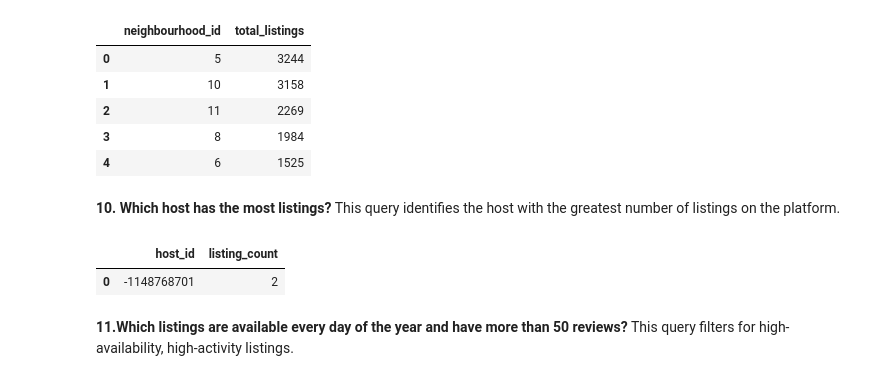
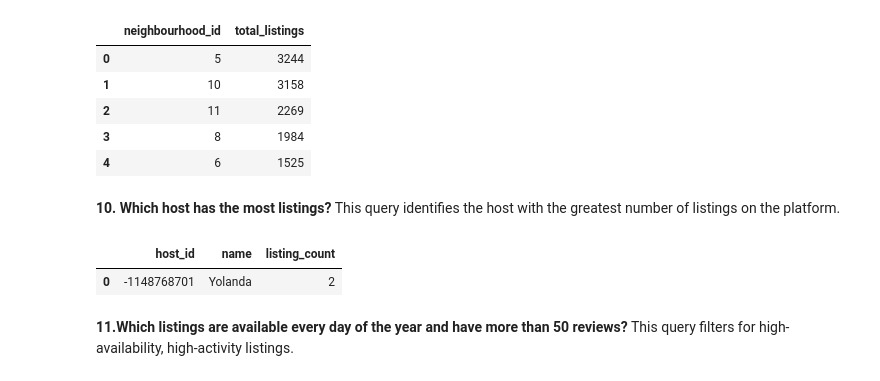
Before and after one commit to HopeMohola/Predict, a Jupyter notebook: Predict Practicals.ipynb, the cells around one changed output. Drawn from its saved outputs; the diff is of its cells as text; code cells hidden in the pictures.

```diff
--- a/Predict Practicals.ipynb
+++ b/Predict Practicals.ipynb
@@ -279,18 +279,19 @@ q.head()
 This query identifies the host with the greatest number of listings on the platform.
 # %%
 query = """
-        SELECT host_id, COUNT(*) AS listing_count
-        FROM listings
+        SELECT l.host_id, h.name , COUNT(*) AS listing_count
+        FROM listings l
+        JOIN hosts h ON l.host_id = h.id
         GROUP BY host_id
         ORDER BY listing_count DESC
         LIMIT 1;"""
 q = pd.read_sql(query, conn)
 
 # Show result
 q.head()
 # %% [output]
-|  | host_id | listing_count |
-| 0 | -1148768701 | 2 |
+|  | host_id | name | listing_count |
+| 0 | -1148768701 | Yolanda | 2 |
 # %% [markdown]
 **11.Which listings are available every day of the year and have more than 50 reviews?**
 This query filters for high-availability, high-activity listings.
```
